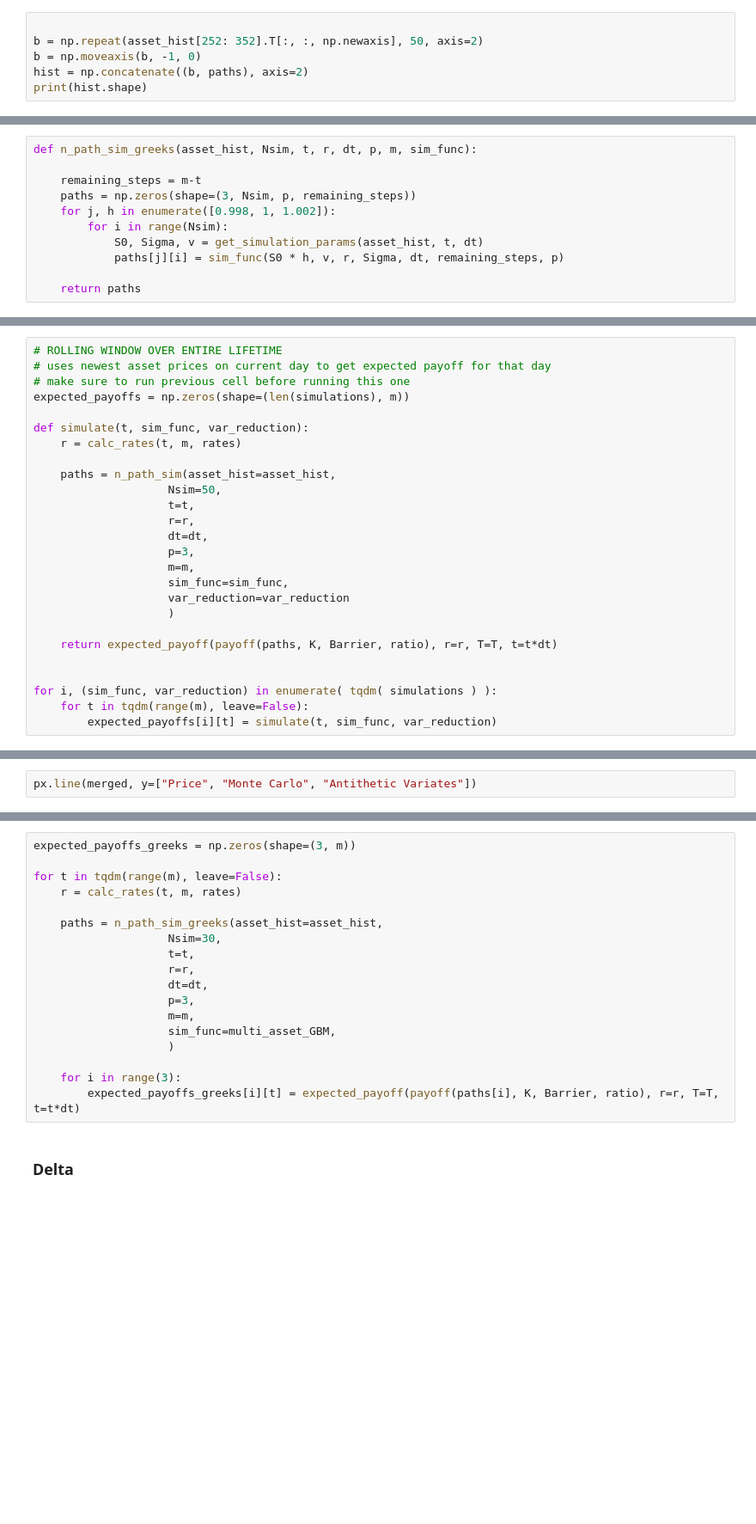
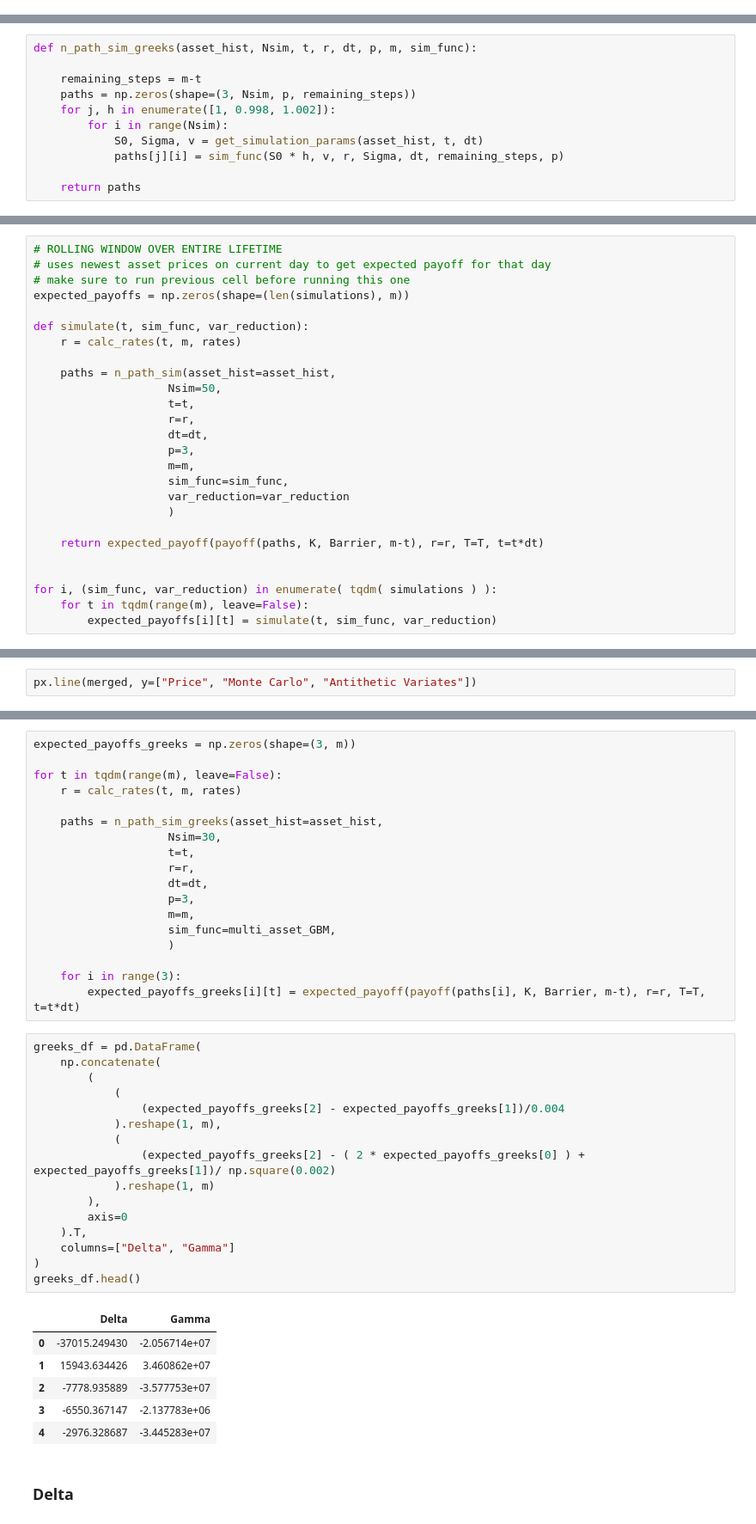
Before and after one commit to majulahsingapuri/Simulation-in-Finance, a Jupyter notebook: sim.ipynb, the cells around one changed output, grey strips where cells are left out. Shown at 86% size. Saved outputs shown, nothing was run; the diff lists cells and outputs as text; blank space fills up the shorter version.

```diff
--- a/sim.ipynb
+++ b/sim.ipynb
@@ -120,9 +121,3 @@ def get_simulation_params(asset_hist, t, dt):
     v = np.mean(log_returns, axis=0)/dt
     Sigma = np.cov(log_returns, rowvar=False)/dt
     return S0, Sigma, v
-# %%
-
-b = np.repeat(asset_hist[252: 352].T[:, :, np.newaxis], 50, axis=2)
-b = np.moveaxis(b, -1, 0)
-hist = np.concatenate((b, paths), axis=2)
-print(hist.shape)
@@ -160,7 +153,7 @@ def n_path_sim_greeks(asset_hist, Nsim, t, r, dt, p, m, sim_func):
 
     remaining_steps = m-t
     paths = np.zeros(shape=(3, Nsim, p, remaining_steps))
-    for j, h in enumerate([0.998, 1, 1.002]):
+    for j, h in enumerate([1, 0.998, 1.002]):
         for i in range(Nsim):
             S0, Sigma, v = get_simulation_params(asset_hist, t, dt)
             paths[j][i] = sim_func(S0 * h, v, r, Sigma, dt, remaining_steps, p)
@@ -273,7 +265,7 @@ def simulate(t, sim_func, var_reduction):
                     var_reduction=var_reduction
                     )
 
-    return expected_payoff(payoff(paths, K, Barrier, ratio), r=r, T=T, t=t*dt)
+    return expected_payoff(payoff(paths, K, Barrier, m-t), r=r, T=T, t=t*dt)
 
 
 for i, (sim_func, var_reduction) in enumerate( tqdm( simulations ) ):
@@ -302,6 +296,29 @@ for t in tqdm(range(m), leave=False):
                     )
 
     for i in range(3):
-        expected_payoffs_greeks[i][t] = expected_payoff(payoff(paths[i], K, Barrier, ratio), r=r, T=T, t=t*dt)
+        expected_payoffs_greeks[i][t] = expected_payoff(payoff(paths[i], K, Barrier, m-t), r=r, T=T, t=t*dt)
+# %%
+greeks_df = pd.DataFrame(
+    np.concatenate(
+        (
+            (
+                (expected_payoffs_greeks[2] - expected_payoffs_greeks[1])/0.004
+            ).reshape(1, m),
+            (
+                (expected_payoffs_greeks[2] - ( 2 * expected_payoffs_greeks[0] ) + expected_payoffs_greeks[1])/ np.square(0.002)
+            ).reshape(1, m)
+        ),
+        axis=0
+    ).T,
+    columns=["Delta", "Gamma"]
+)
+greeks_df.head()
+# %% [output]
+|  | Delta | Gamma |
+| 0 | -37015.249430 | -2.056714e+07 |
+| 1 | 15943.634426 | 3.460862e+07 |
+| 2 | -7778.935889 | -3.577753e+07 |
+| 3 | -6550.367147 | -2.137783e+06 |
+| 4 | -2976.328687 | -3.445283e+07 |
 # %% [markdown]
 ### Delta
```
Also changed, not shown: parts of 10 cells of this notebook.
